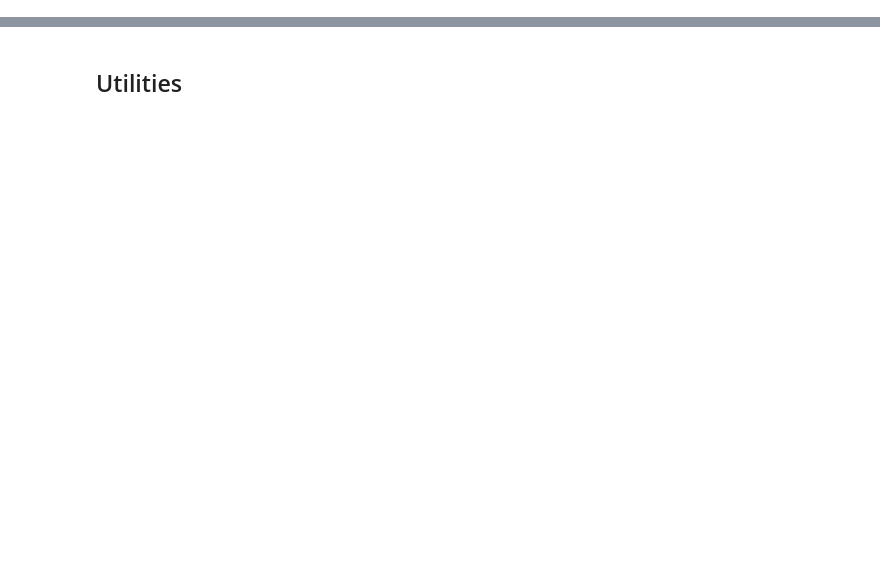
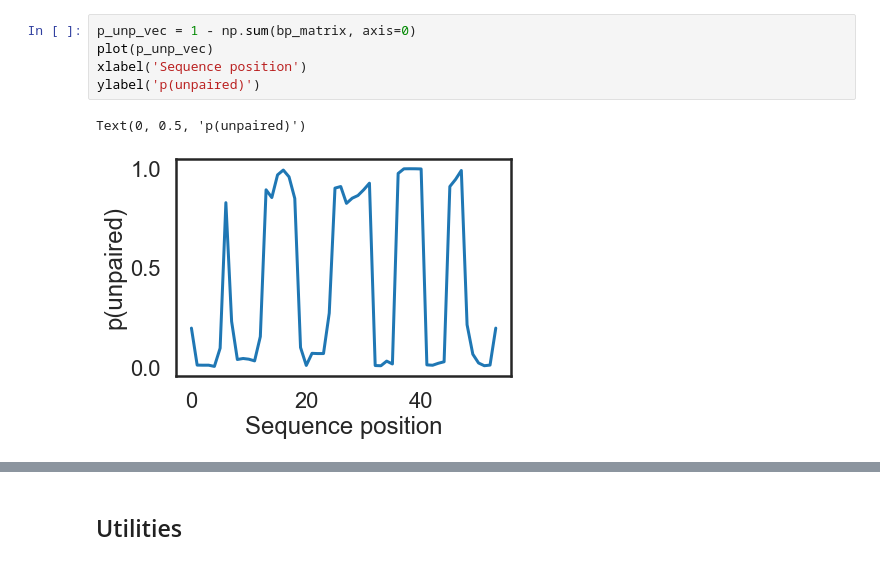
Before and after one commit to DasLab/arnie, a Jupyter notebook: notebooks/start_here.ipynb, the cells around one changed output, grey strips where cells are left out. Drawn from its saved outputs; the diff is of its cells as text; blank space fills up the shorter version.

```diff
--- a/notebooks/start_here.ipynb
+++ b/notebooks/start_here.ipynb
@@ -21,0 +50,8 @@ Populating the interactive namespace from numpy and matplotlib
+# %%
+p_unp_vec = 1 - np.sum(bp_matrix, axis=0)
+plot(p_unp_vec)
+xlabel('Sequence position')
+ylabel('p(unpaired)')
+# %% [output]
+Text(0, 0.5, 'p(unpaired)')
+[figure, added]
```
Also changed, not shown: parts of 26 cells of this notebook, 11 other files.
